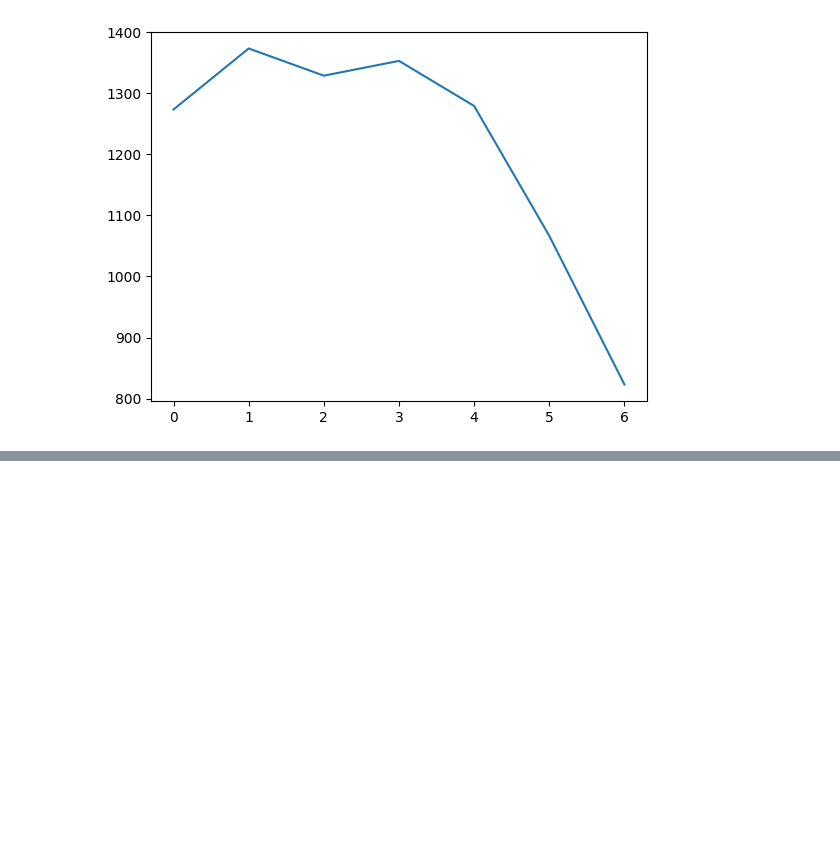
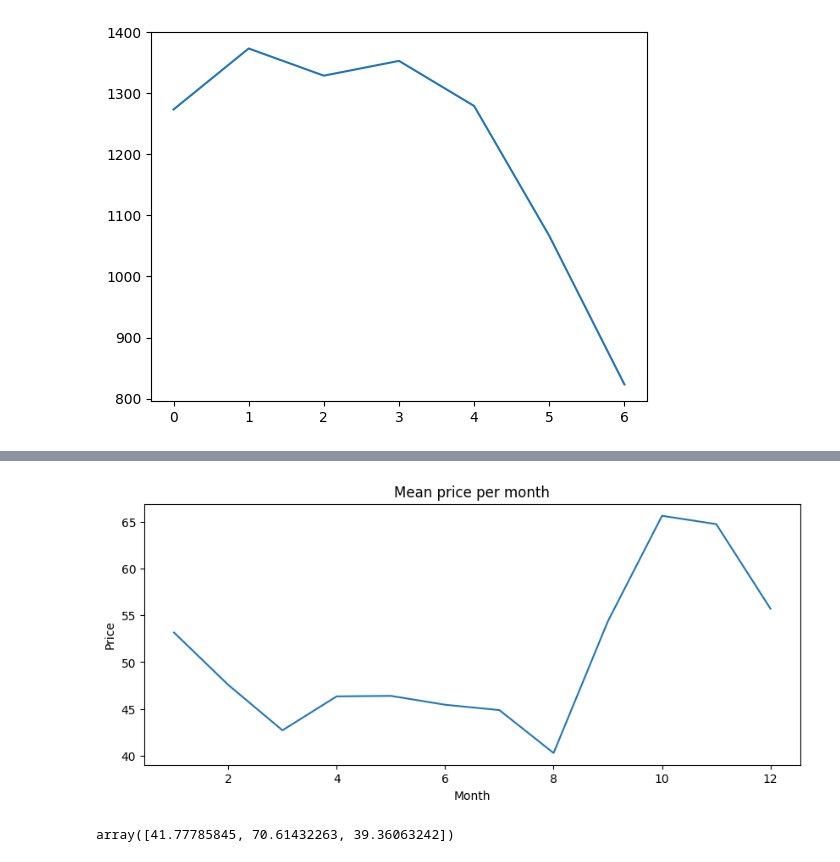
Before and after one commit to HLBurger/project-RL-hydrodam, a Jupyter notebook: analytics.ipynb, the cells around one changed output, grey strips where cells are left out. Saved outputs shown, nothing was run; the diff lists cells and outputs as text; code cells hidden in the pictures; blank space fills up the shorter version.

```diff
--- a/analytics.ipynb
+++ b/analytics.ipynb
@@ -46,0 +73,23 @@ plt.plot(day_prices['total'])
+# %%
+avg_month = np.array([daily_df.loc[daily_df['month'] == m, 'price'].mean() for m in range(1,13)])
+
+plt.figure(figsize=(10,4))
+sns.lineplot(x=np.arange(1,13), y=avg_month)
+plt.title('Mean price per month')
+plt.xlabel('Month')
+plt.ylabel('Price')
+plt.show()
+# %% [output]
+[figure, added]
+# %%
+daily_df['year'] = daily_df['PRICES'].dt.year
+years = np.sort(daily_df['year'].unique())
+
+avg_per_year = np.array([
+    daily_df.loc[daily_df['year'] == y, 'price'].mean()
+    for y in years
+])
+
+avg_per_year
+# %% [output]
+array([41.77785845, 70.61432263, 39.36063242])
```
Also changed, not shown: parts of 11 cells of this notebook.
